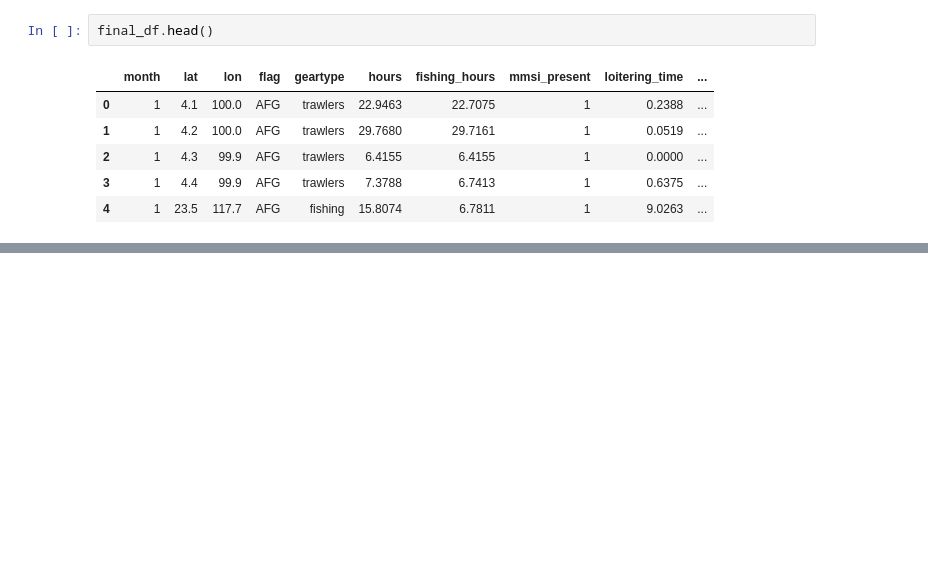
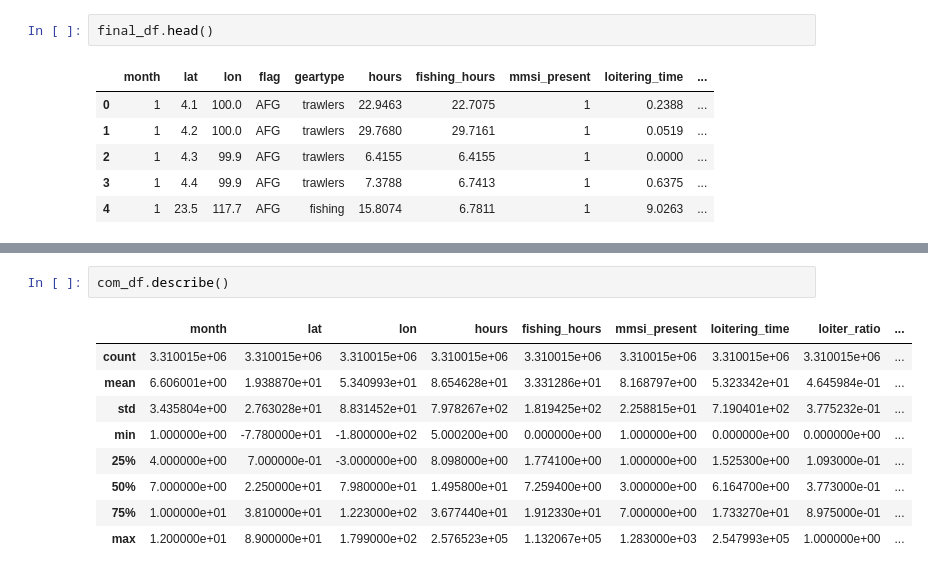
Before and after one commit to Neer-17/Fishing_Fleet_Tracker, a Jupyter notebook: data_transformation.ipynb, the cells around one changed output, grey strips where cells are left out. Cells and saved outputs as stored; diff of their text form; blank space fills up the shorter version.

```diff
--- a/data_transformation.ipynb
+++ b/data_transformation.ipynb
@@ -92,0 +116,12 @@ final_df.to_csv('/content/drive/MyDrive/datasets/sem_project/combined_dataset.cs
+# %%
+com_df.describe()
+# %% [output]
+|  | month | lat | lon | hours | fishing_hours | mmsi_present | loitering_time | loiter_ratio | ... |
+| count | 3.310015e+06 | 3.310015e+06 | 3.310015e+06 | 3.310015e+06 | 3.310015e+06 | 3.310015e+06 | 3.310015e+06 | 3.310015e+06 | ... |
+| mean | 6.606001e+00 | 1.938870e+01 | 5.340993e+01 | 8.654628e+01 | 3.331286e+01 | 8.168797e+00 | 5.323342e+01 | 4.645984e-01 | ... |
+| std | 3.435804e+00 | 2.763028e+01 | 8.831452e+01 | 7.978267e+02 | 1.819425e+02 | 2.258815e+01 | 7.190401e+02 | 3.775232e-01 | ... |
+| min | 1.000000e+00 | -7.780000e+01 | -1.800000e+02 | 5.000200e+00 | 0.000000e+00 | 1.000000e+00 | 0.000000e+00 | 0.000000e+00 | ... |
+| 25% | 4.000000e+00 | 7.000000e-01 | -3.000000e+00 | 8.098000e+00 | 1.774100e+00 | 1.000000e+00 | 1.525300e+00 | 1.093000e-01 | ... |
+| 50% | 7.000000e+00 | 2.250000e+01 | 7.980000e+01 | 1.495800e+01 | 7.259400e+00 | 3.000000e+00 | 6.164700e+00 | 3.773000e-01 | ... |
+| 75% | 1.000000e+01 | 3.810000e+01 | 1.223000e+02 | 3.677440e+01 | 1.912330e+01 | 7.000000e+00 | 1.733270e+01 | 8.975000e-01 | ... |
+| max | 1.200000e+01 | 8.900000e+01 | 1.799000e+02 | 2.576523e+05 | 1.132067e+05 | 1.283000e+03 | 2.547993e+05 | 1.000000e+00 | ... |
```
Also changed, not shown: parts of 9 cells of this notebook, 3 other files.
